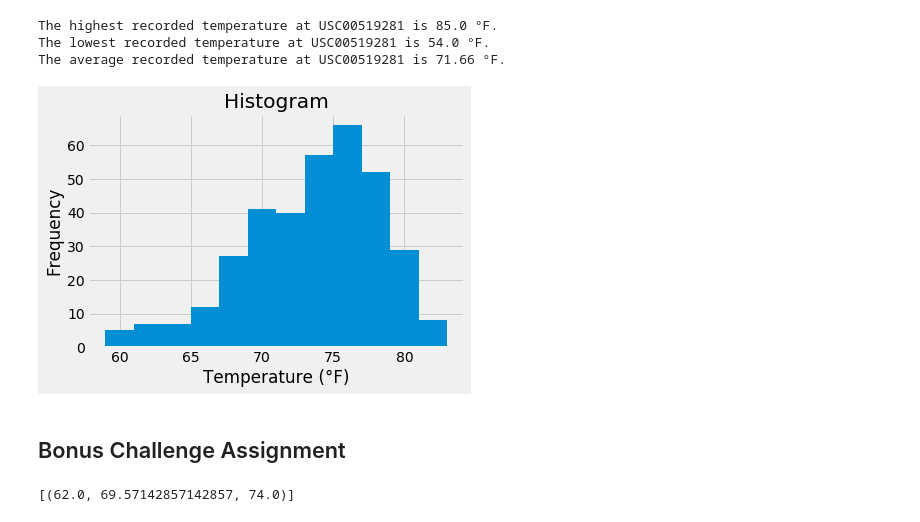
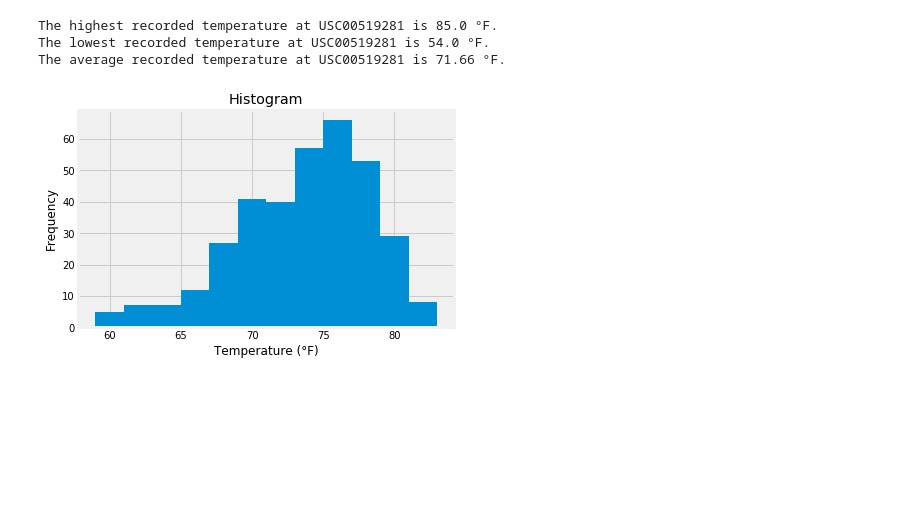
Before and after one commit to katelinmaguire/sqlalchemy-challenge, a Jupyter notebook: climate_starter.ipynb, the cells around one changed output. Cells and saved outputs as stored; diff of their text form; code cells hidden in the pictures; blank space fills up the shorter version.

```diff
--- a/climate_starter.ipynb
+++ b/climate_starter.ipynb
@@ -233,22 +253,21 @@ The average recorded temperature at USC00519281 is 71.66 °F.
 # %%
 # Choose the station with the highest number of temperature observations.
 # Query the last 12 months of temperature observation data for this station and plot the results as a histogram with 12 bins
 
 # query
 hist_result = session.query(*sel_measure).\
-    filter(Measurement.date >= date1,
-           Measurement.date <= date2).\
-    filter(Measurement.station == station_most_active).all()
+    filter(Measurement.station == station_most_active).\
+    filter(Measurement.date >= prev_date).all()
 
 # pandas df
 hist_df = pd.DataFrame(hist_result, columns = ['id', 'station', 'date', 'prcp', 'tobs'])
 
 # histogram with 12 bins
 hist_df.hist('tobs', bins = 12)
 plt.title('Histogram')
 plt.xlabel('Temperature (°F)')
 plt.ylabel('Frequency')
 
 plt.show()
 # %% [output]
-[figure, old version]
+[figure, new version]
@@ -274,23 +273,0 @@ join_df = pd.DataFrame(result_join, columns = ['id', 'station',
-# %% [markdown]
-## Bonus Challenge Assignment
-# %%
-# This function called `calc_temps` will accept start date and end date in the format '%Y-%m-%d'
-# and return the minimum, average, and maximum temperatures for that range of dates
-def calc_temps(start_date, end_date):
-    """TMIN, TAVG, and TMAX for a list of dates.
-
-    Args:
-        start_date (string): A date string in the format %Y-%m-%d
-        end_date (string): A date string in the format %Y-%m-%d
-
-    Returns:
-        TMIN, TAVE, and TMAX
-    """
-
-    return session.query(func.min(Measurement.tobs), func.avg(Measurement.tobs), func.max(Measurement.tobs)).\
-        filter(Measurement.date >= start_date).filter(Measurement.date <= end_date).all()
-
-# function usage example
-print(calc_temps('2012-02-28', '2012-03-05'))
-# %% [output]
-[(62.0, 69.57142857142857, 74.0)]
```
Also changed, not shown: parts of 11 cells of this notebook.
